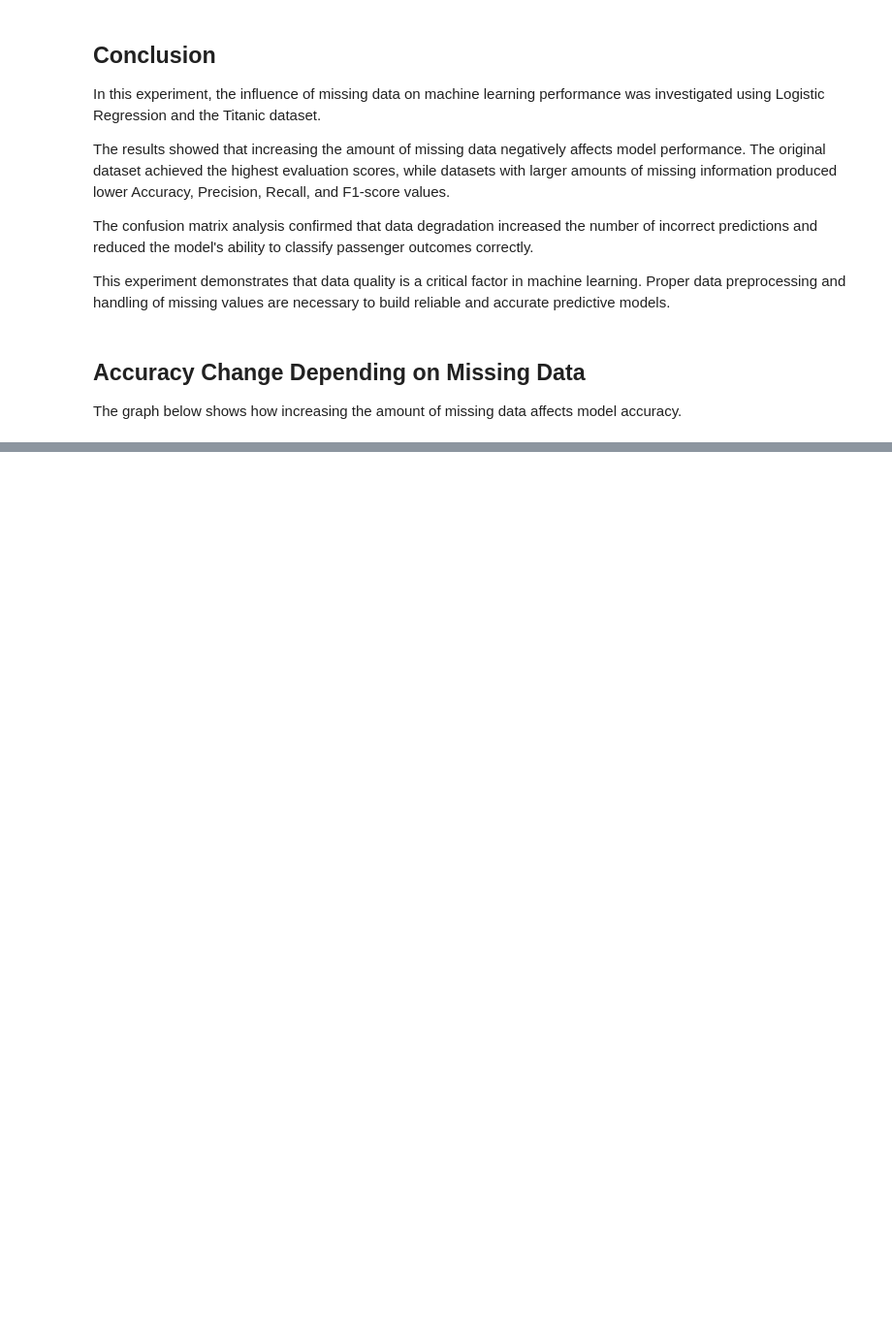
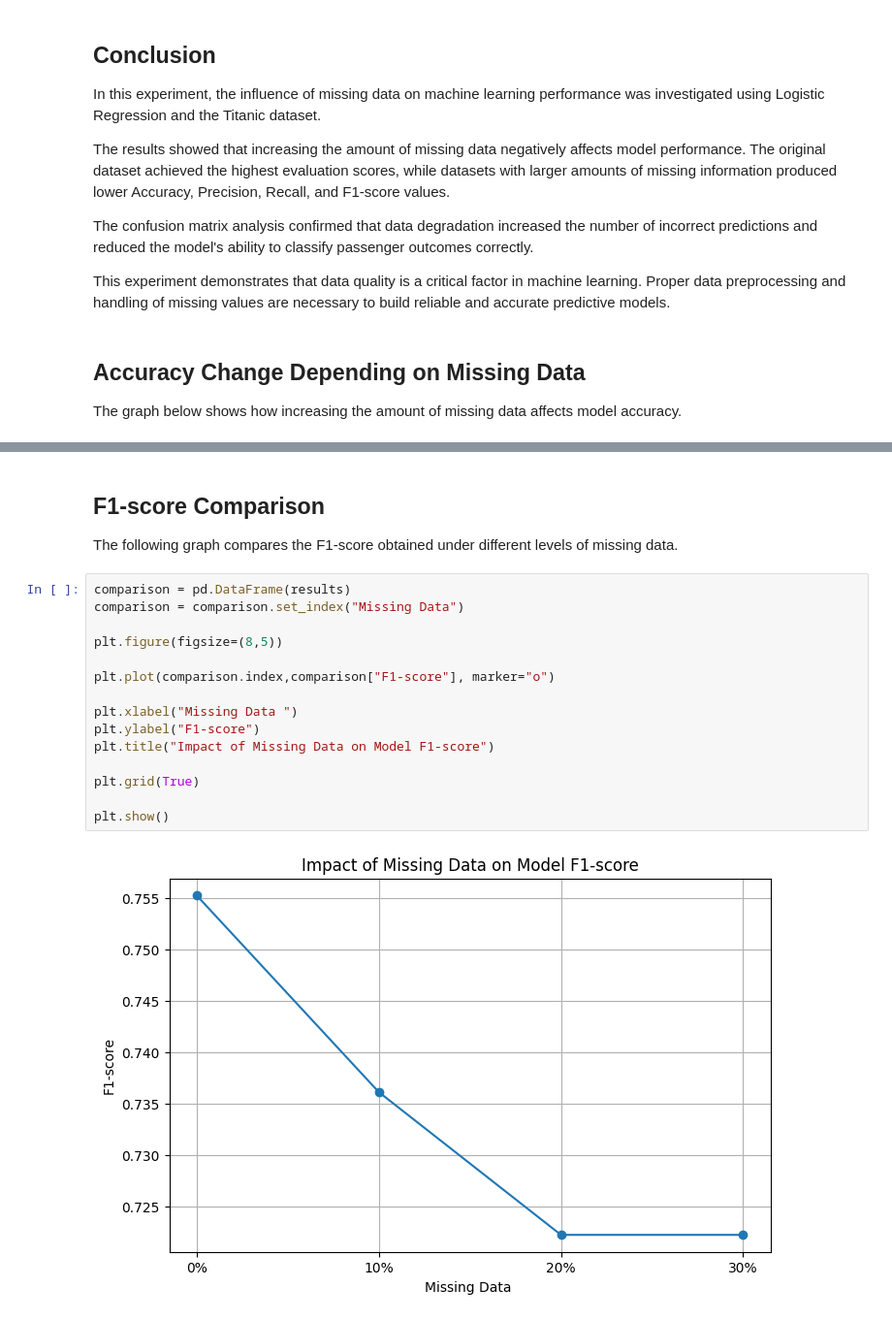
Before and after one commit to mksmedvedmain-boop/data-quality-vs-model-perfomance, a Jupyter notebook: notebooks/04_missing_data.ipynb, the cells around one changed output, grey strips where cells are left out. Shown at 97% size. Cells and saved outputs as stored; diff of their text form; blank space fills up the shorter version.

```diff
--- a/notebooks/04_missing_data.ipynb
+++ b/notebooks/04_missing_data.ipynb
@@ -227,3 +227,24 @@ plt.grid(True)
 plt.show()
 # %% [output]
 [figure]
+# %% [markdown]
+## F1-score Comparison
+
+The following graph compares the F1-score obtained under different levels of missing data.
+# %%
+comparison = pd.DataFrame(results)
+comparison = comparison.set_index("Missing Data")
+
+plt.figure(figsize=(8,5))
+
+plt.plot(comparison.index,comparison["F1-score"], marker="o")
+
+plt.xlabel("Missing Data ")
+plt.ylabel("F1-score")
+plt.title("Impact of Missing Data on Model F1-score")
+
+plt.grid(True)
+
+plt.show()
+# %% [output]
+[figure, added]
```
Also changed, not shown: parts of 1 cell of this notebook.
